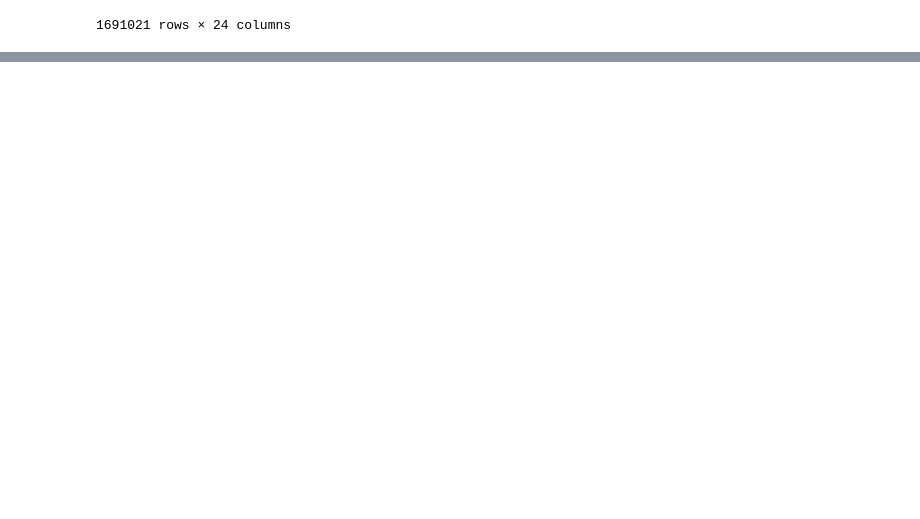
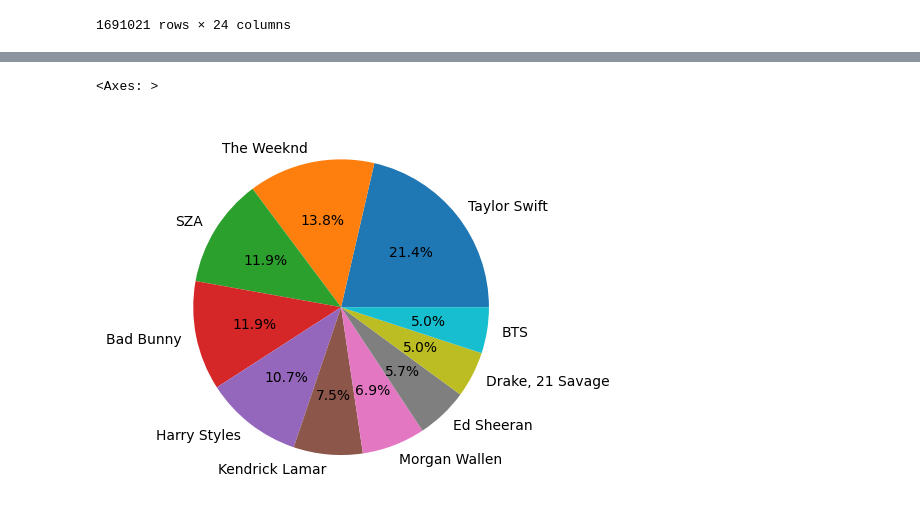
Before and after one commit to floodadosious34/Music-Trends-Data-Analysis, a Jupyter notebook: spotify.ipynb, the cells around one changed output, grey strips where cells are left out. Cells and saved outputs as stored; diff of their text form; code cells hidden in the pictures; blank space fills up the shorter version.

```diff
--- a/spotify.ipynb
+++ b/spotify.ipynb
@@ -113,3 +114,6 @@ plt.pie(y)
 plt.show()
 # %% [output]
 [figure]
+# %%
+data = pd.read_csv('./spotify2023_tracks.csv')
+data.head()
@@ -115,0 +280,5 @@ plt.show()
+# %%
+data['artist(s)_name'].sort_values().value_counts().nlargest(10).plot(kind='pie',ylabel = "", autopct='%1.1f%%')
+# %% [output]
+<Axes: >
+[figure, added]
```
Also changed, not shown: parts of 18 cells of this notebook, 2 other files.
